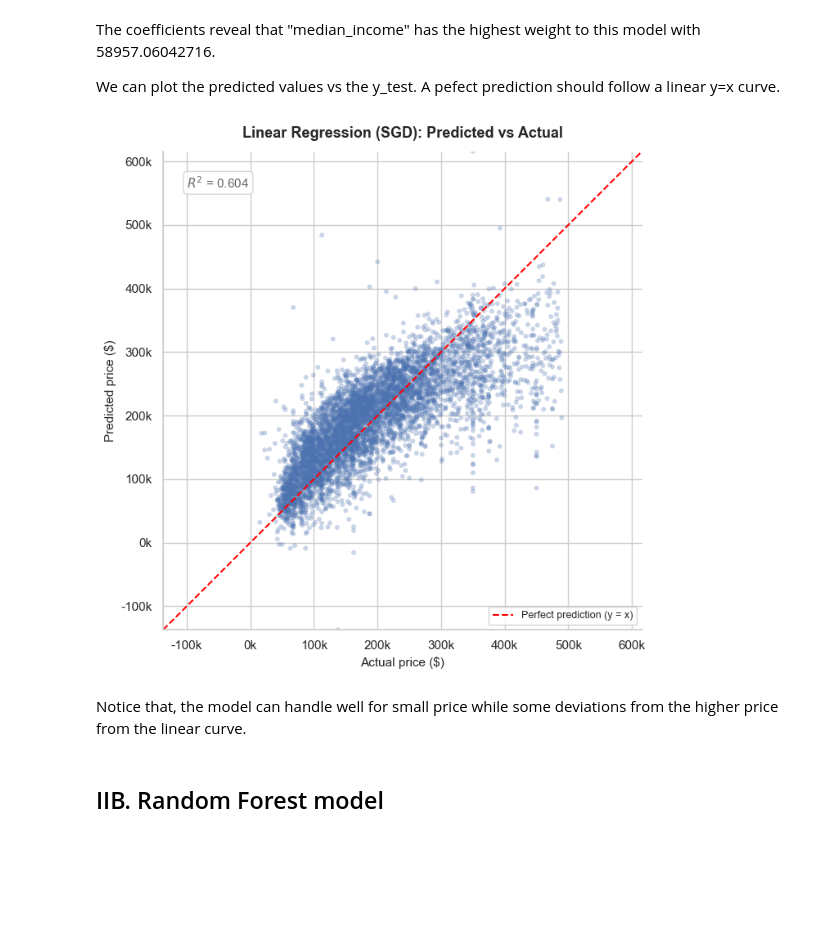
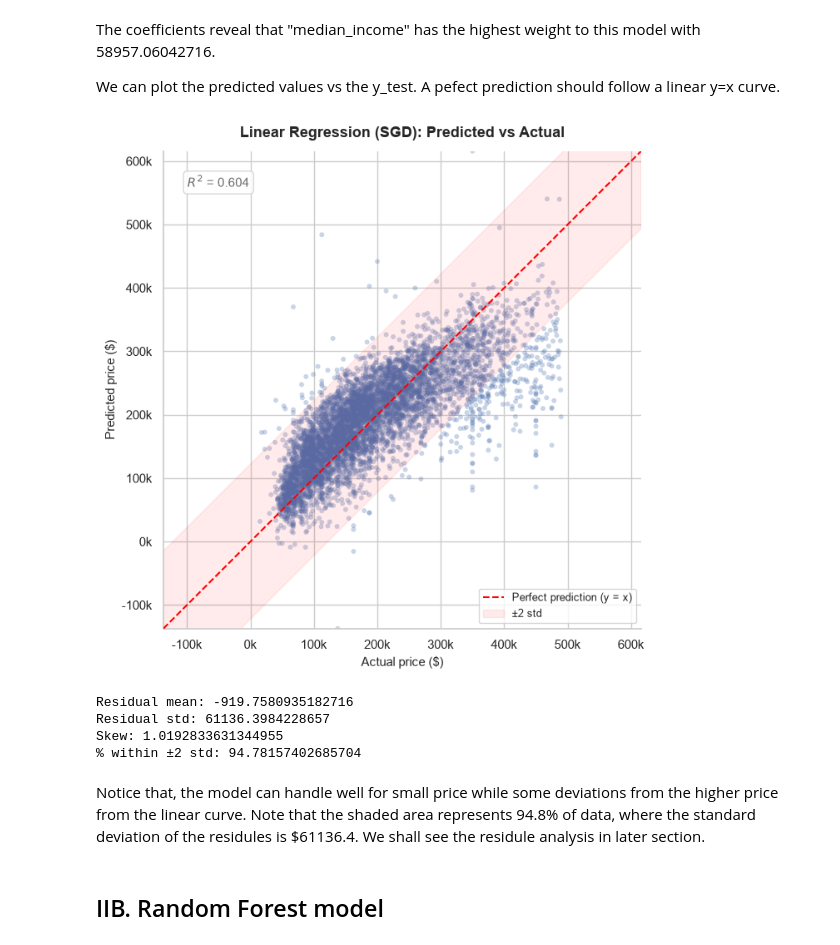
Before and after one commit to natwonglakhon/House_price_modelling, a Jupyter notebook: California_Housing.ipynb, the cells around one changed output. Cells and saved outputs as stored; diff of their text form; code cells hidden in the pictures; blank space fills up the shorter version.

```diff
--- a/California_Housing.ipynb
+++ b/California_Housing.ipynb
@@ -323,45 +324,61 @@ The coefficients reveal that "median_income" has the highest weight to this mode
 
 We can plot the predicted values vs the y_test. A pefect prediction should follow a linear y=x curve.
 # %%
-# Plot actual price vs prediction
 sns.set_theme(style="whitegrid", context="notebook")
-
 fig, ax = plt.subplots(figsize=(7, 7))
 
 sns.scatterplot(
     x=y_test, y=y_pred_sgd, ax=ax,
     alpha=0.3, s=18, color="#4C72B0", edgecolor="none"
 )
 
 # perfect-prediction reference line
 lims = [min(y_test.min(), y_pred_sgd.min()), max(y_test.max(), y_pred_sgd.max())]
-ax.plot(lims, lims, color="red", linestyle="--", linewidth=1.5, label="Perfect prediction (y = x)")
+ax.plot(lims, lims, color="red", linestyle="--", linewidth=1.5, label="Perfect prediction (y = x)", zorder=3)
+
+# ±2 std error envelope around the y = x line
+residuals = y_test - y_pred_sgd
+resid_std = residuals.std()
+
+x_line = np.linspace(lims[0], lims[1], 200)
+
+ax.fill_between(
+    x_line, x_line - 2 * resid_std, x_line + 2 * resid_std,
+    color="red", alpha=0.08, label="±2 std", zorder=1
+)
 
 r2 = r2_score(y_test, y_pred_sgd)
-
 ax.set_xlim(lims)
 ax.set_ylim(lims)
 ax.set_aspect("equal")
 ax.set_xlabel("Actual price ($)", fontsize=11)
 ax.set_ylabel("Predicted price ($)", fontsize=11)
 ax.set_title("Linear Regression (SGD): Predicted vs Actual", fontsize=13, weight="bold", pad=12)
 ax.xaxis.set_major_formatter(plt.FuncFormatter(lambda x, _: f"{x/1000:.0f}k"))
 ax.yaxis.set_major_formatter(plt.FuncFormatter(lambda x, _: f"{x/1000:.0f}k"))
-
 ax.text(0.05, 0.95, f"$R^2$ = {r2:.3f}", transform=ax.transAxes,
         ha="left", va="top", fontsize=11, color="dimgray",
         bbox=dict(boxstyle="round", facecolor="white", edgecolor="lightgray", alpha=0.9))
-
 ax.legend(loc="lower right", frameon=True, fontsize=9)
 sns.despine()
 
-plt.tight_layout()
+fig.subplots_adjust(left=0.12, right=0.95, top=0.92, bottom=0.1)
 plt.savefig("images/sgd_predicted_vs_actual.png", dpi=300, bbox_inches="tight")
 plt.show()
 # %% [output]
-[figure, old version]
+[figure, new version]
+# %%
+print("Residual mean:", residuals.mean())
+print("Residual std:", resid_std)
+print("Skew:", stats.skew(residuals))
+print("% within ±2 std:", ((residuals.abs() <= 2*residuals.std())).mean() * 100)
+# %% [output]
+Residual mean: -919.7580935182716
+Residual std: 61136.3984228657
+Skew: 1.0192833631344955
+% within ±2 std: 94.78157402685704
 # %% [markdown]
-Notice that, the model can handle well for small price while some deviations from the higher price from the linear curve.
+Notice that, the model can handle well for small price while some deviations from the higher price from the linear curve. Note that the shaded area represents 94.8% of data, where the standard deviation of the residules is $61136.4. We shall see the residule analysis in later section.
 # %% [markdown]
 ## IIB. Random Forest model
 # %% [markdown]
```
Also changed, not shown: parts of 23 cells of this notebook, 14 other files.
